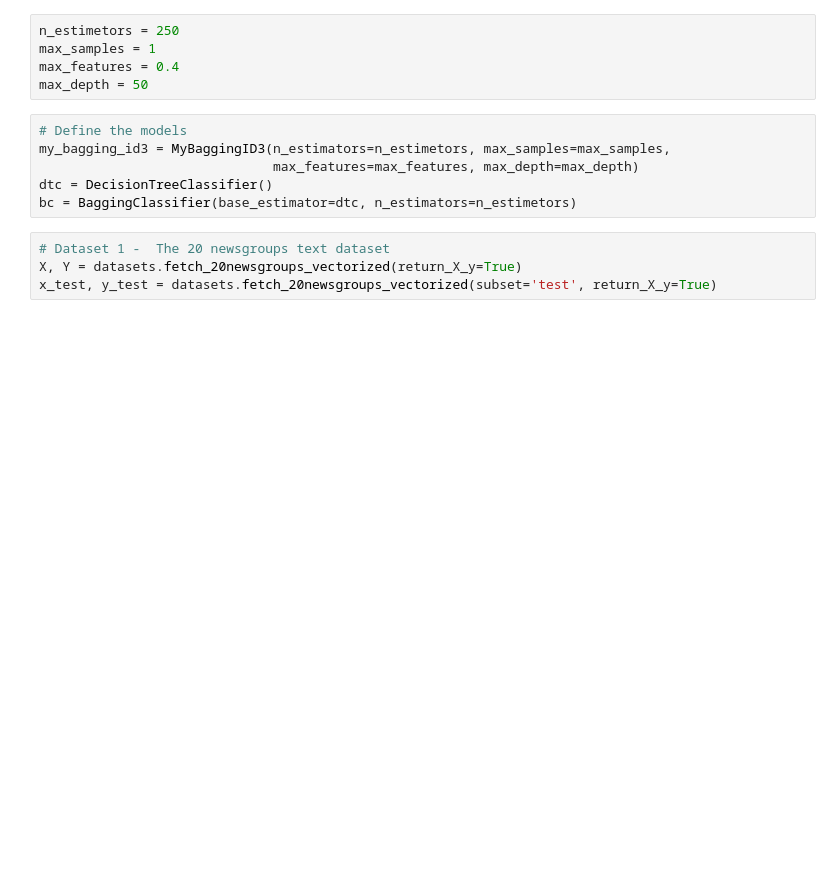
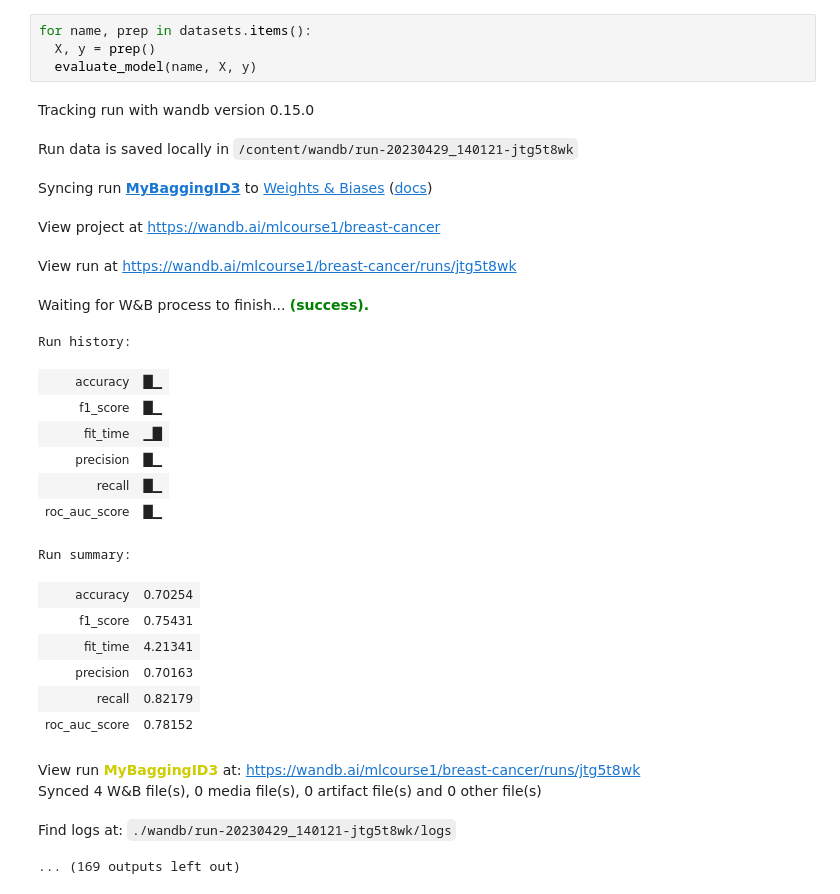
Before and after one commit to tomerdoi/ml_course, a Jupyter notebook: assignment1/run_evalutations.ipynb, the cells around one changed output. Saved outputs shown, nothing was run; the diff lists cells and outputs as text; blank space fills up the shorter version.

```diff
--- a/assignment1/run_evalutations.ipynb
+++ b/assignment1/run_evalutations.ipynb
@@ -35,15 +170,29 @@ def evaluate_model(model, ds_name, X, y, x_test, y_test):
-# %%
-n_estimetors = 250
-max_samples = 1
-max_features = 0.4
-max_depth = 50
-# %%
-# Define the models
-my_bagging_id3 = MyBaggingID3(n_estimators=n_estimetors, max_samples=max_samples,
-                              max_features=max_features, max_depth=max_depth)
-dtc = DecisionTreeClassifier()
-bc = BaggingClassifier(base_estimator=dtc, n_estimators=n_estimetors)
-# %%
-# Dataset 1 -  The 20 newsgroups text dataset
-X, Y = datasets.fetch_20newsgroups_vectorized(return_X_y=True)
-x_test, y_test = datasets.fetch_20newsgroups_vectorized(subset='test', return_X_y=True)
+# %%
+for name, prep in datasets.items():
+  X, y = prep()
+  evaluate_model(name, X, y)
+# %% [output]
+Tracking run with wandb version 0.15.0
+Run data is saved locally in /content/wandb/run-20230429_140121-jtg5t8wk
+Syncing run MyBaggingID3 to Weights & Biases (docs)
+View project at https://wandb.ai/mlcourse1/breast-cancer
+View run at https://wandb.ai/mlcourse1/breast-cancer/runs/jtg5t8wk
+Waiting for W&B process to finish... (success).
+Run history:
+| accuracy | █▁ |
+| f1_score | █▁ |
+| fit_time | ▁█ |
+| precision | █▁ |
+| recall | █▁ |
+| roc_auc_score | █▁ |
+Run summary:
+| accuracy | 0.70254 |
+| f1_score | 0.75431 |
+| fit_time | 4.21341 |
+| precision | 0.70163 |
+| recall | 0.82179 |
+| roc_auc_score | 0.78152 |
+View run MyBaggingID3 at: https://wandb.ai/mlcourse1/breast-cancer/runs/jtg5t8wk
+Synced 4 W&B file(s), 0 media file(s), 0 artifact file(s) and 0 other file(s)
+Find logs at: ./wandb/run-20230429_140121-jtg5t8wk/logs
+... (169 outputs left out)
```
Also changed, not shown: parts of 7 cells of this notebook.
